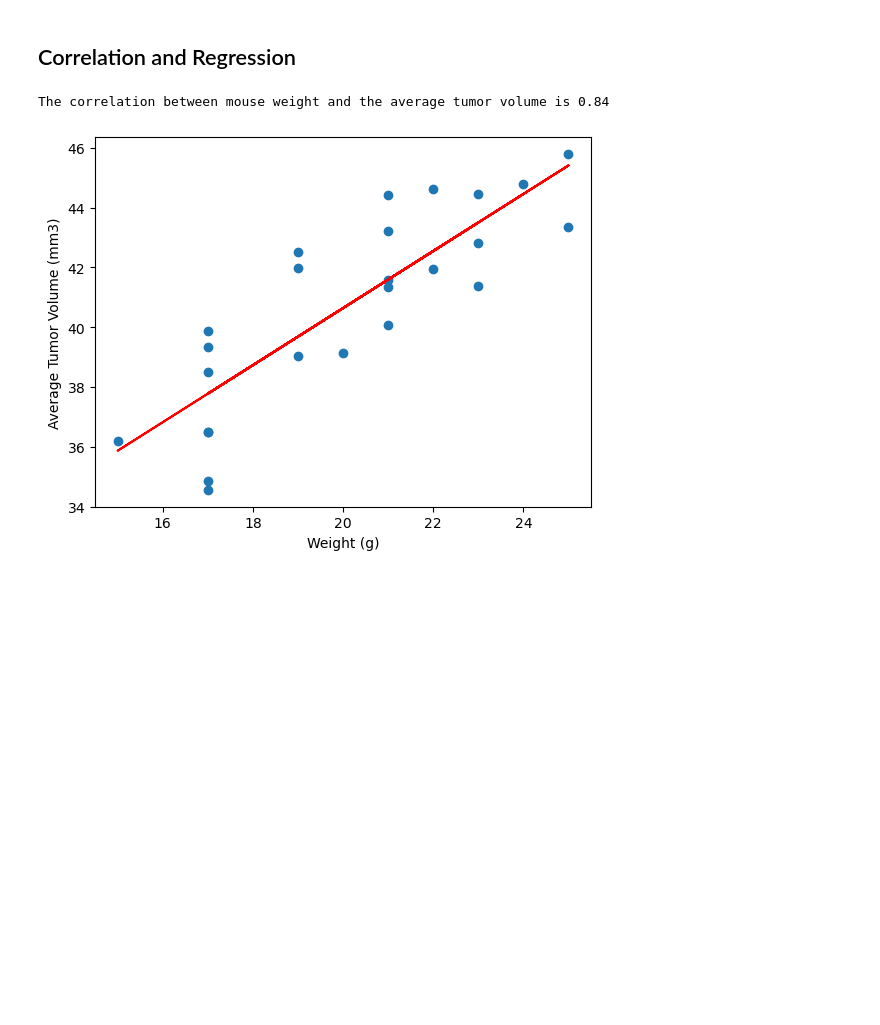
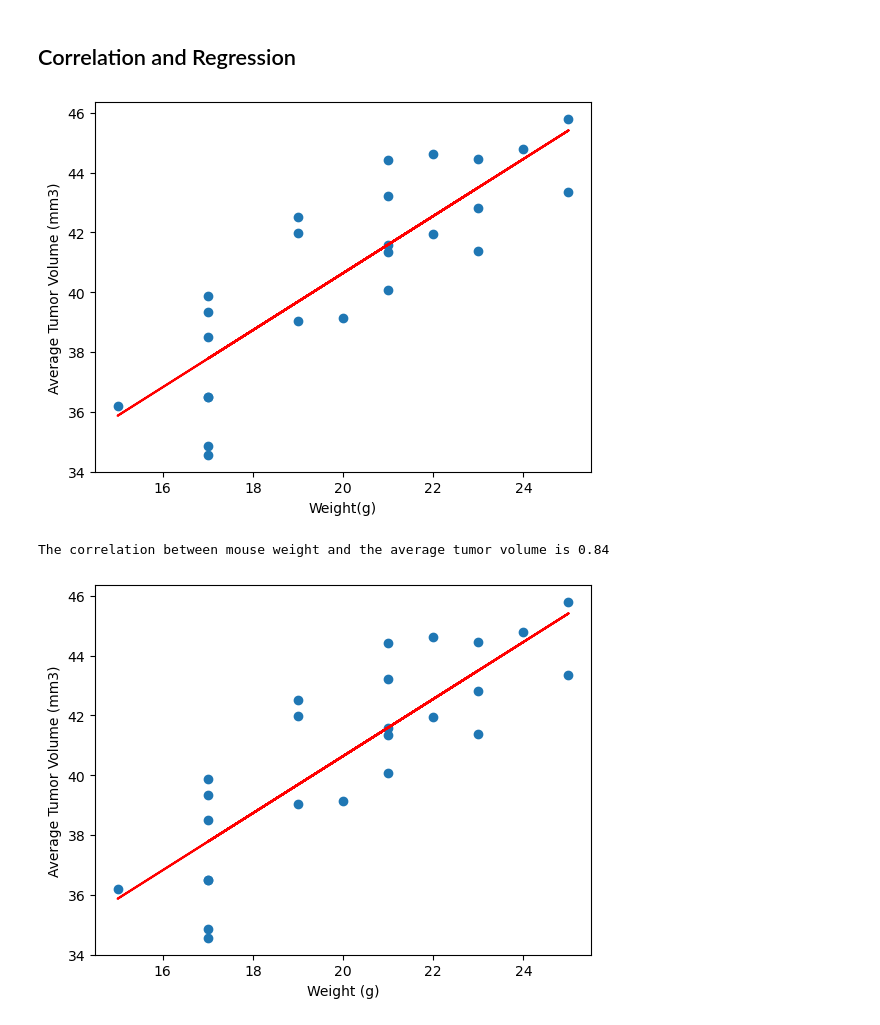
Before and after one commit to vt-bekah/research_study_analysis, a Jupyter notebook: pymaceuticals2.ipynb, the cells around one changed output. Saved outputs shown, nothing was run; the diff lists cells and outputs as text; code cells hidden in the pictures; blank space fills up the shorter version.

```diff
--- a/pymaceuticals2.ipynb
+++ b/pymaceuticals2.ipynb
@@ -257,5 +327,24 @@ Ceftamin's potential outliers: Series([], Name: Tumor Volume (mm3), dtype: float
 # %% [markdown]
 ## Correlation and Regression
+# %%
+
+
+(slope, intercept, rvalue, pvalue, stderr) = linregress(x_axis, vol_means)
+
+#regress_values = x_axis * slope + intercept
+
+regress_values = []
+for x in x_axis:
+    regress_values.append(x*slope + intercept)
+
+line_eq = "y = " + str(round(slope,2)) + "x + " + str(round(intercept,2))
+plt.xlabel("Weight(g)")
+plt.ylabel("Average Tumor Volume (mm3)")
+plt.scatter(x_axis, vol_means)
+plt.plot(x_axis, regress_values, "r-")
+plt.show()
+# %% [output]
+[figure, added]
 # %%
 # Calculate the correlation coefficient and a linear regression model
 # for mouse weight and average observed tumor volume for the entire Capomulin regimen
```
Also changed, not shown: parts of 9 cells of this notebook, 4 other files.
